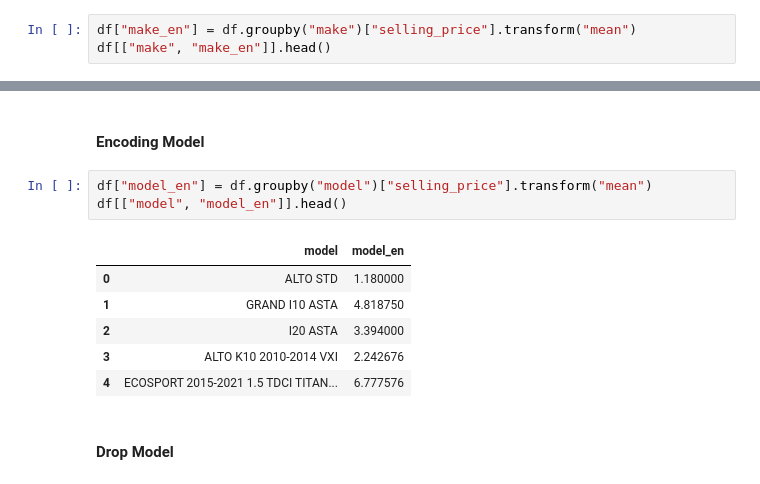
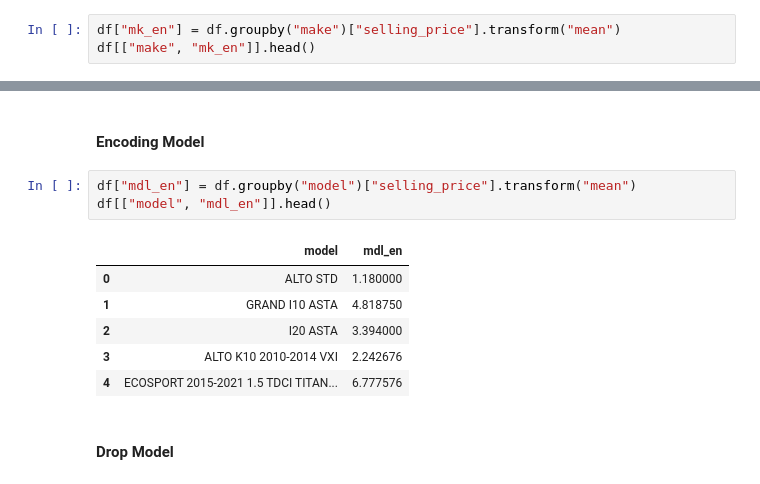
Before and after one commit to dheemanth-bhat/supervised-ml-algorithms, a Jupyter notebook: 01_Linear_Regression/10_Project_1.ipynb, the cells around one changed output, grey strips where cells are left out. Cells and saved outputs as stored; diff of their text form.

```diff
--- a/01_Linear_Regression/10_Project_1.ipynb
+++ b/01_Linear_Regression/10_Project_1.ipynb
@@ -98,6 +102,6 @@ dtype: int64
 # %% [markdown]
 #### Encoding Make
 # %%
-df["make_en"] = df.groupby("make")["selling_price"].transform("mean")
-df[["make", "make_en"]].head()
+df["mk_en"] = df.groupby("make")["selling_price"].transform("mean")
+df[["make", "mk_en"]].head()
 # %% [output]
@@ -114,10 +118,10 @@ df.drop(columns="make", inplace=True)
 # %% [markdown]
 #### Encoding Model
 # %%
-df["model_en"] = df.groupby("model")["selling_price"].transform("mean")
-df[["model", "model_en"]].head()
+df["mdl_en"] = df.groupby("model")["selling_price"].transform("mean")
+df[["model", "mdl_en"]].head()
 # %% [output]
-|  | model | model_en |
+|  | model | mdl_en |
 | 0 | ALTO STD | 1.180000 |
 | 1 | GRAND I10 ASTA | 4.818750 |
 | 2 | I20 ASTA | 3.394000 |
```
Also changed, not shown: parts of 5 cells of this notebook, 3 other files.
